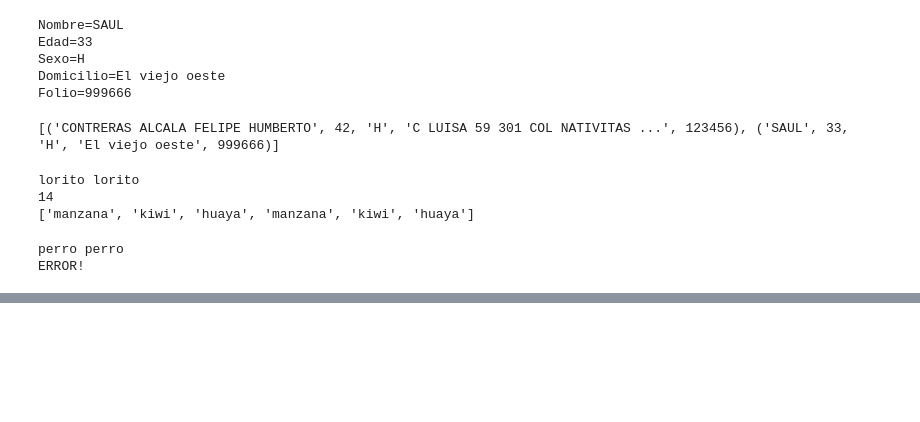
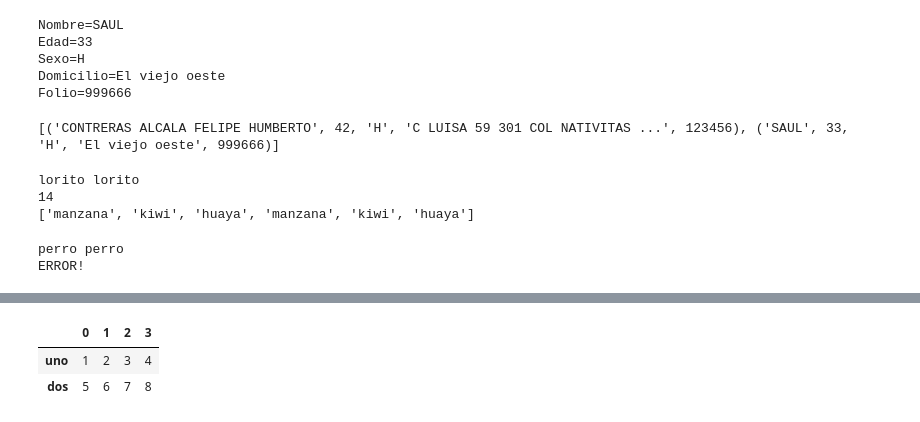
Before and after one commit to fhca/XDB2, a Jupyter notebook: Aprendiendo Python 3.ipynb, the cells around one changed output, grey strips where cells are left out. Cells and saved outputs as stored; diff of their text form; code cells hidden in the pictures; blank space fills up the shorter version.

```diff
--- a/Aprendiendo Python 3.ipynb
+++ b/Aprendiendo Python 3.ipynb
@@ -585,0 +685,9 @@ ERROR!
+# %%
+from pandas import DataFrame
+l = [[1,2,3,4], [5,6,7,8]]
+df = DataFrame(l, index=['uno', 'dos'])
+df
+# %% [output]
+|  | 0 | 1 | 2 | 3 |
+| uno | 1 | 2 | 3 | 4 |
+| dos | 5 | 6 | 7 | 8 |
```
Also changed, not shown: parts of 23 cells of this notebook, 2 other files.
